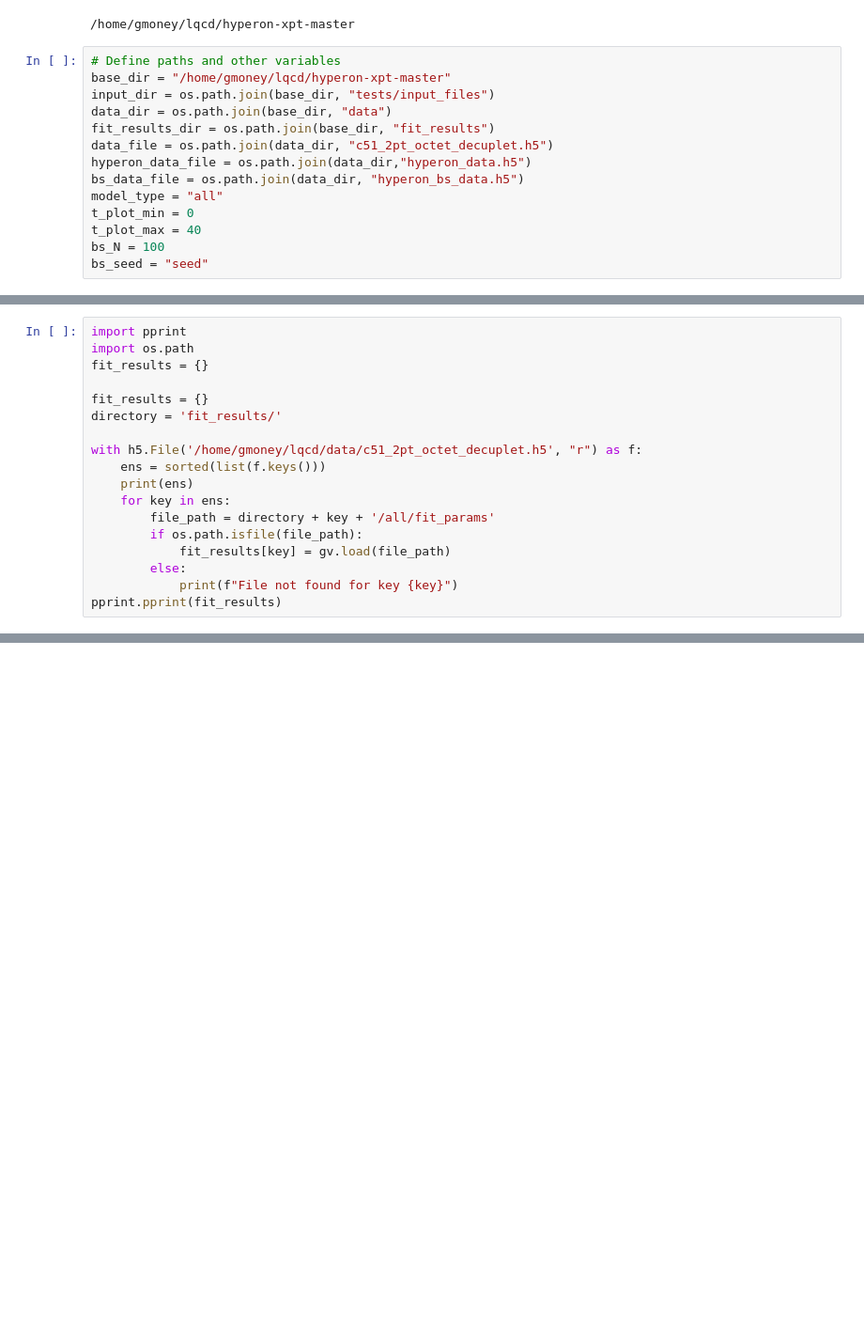
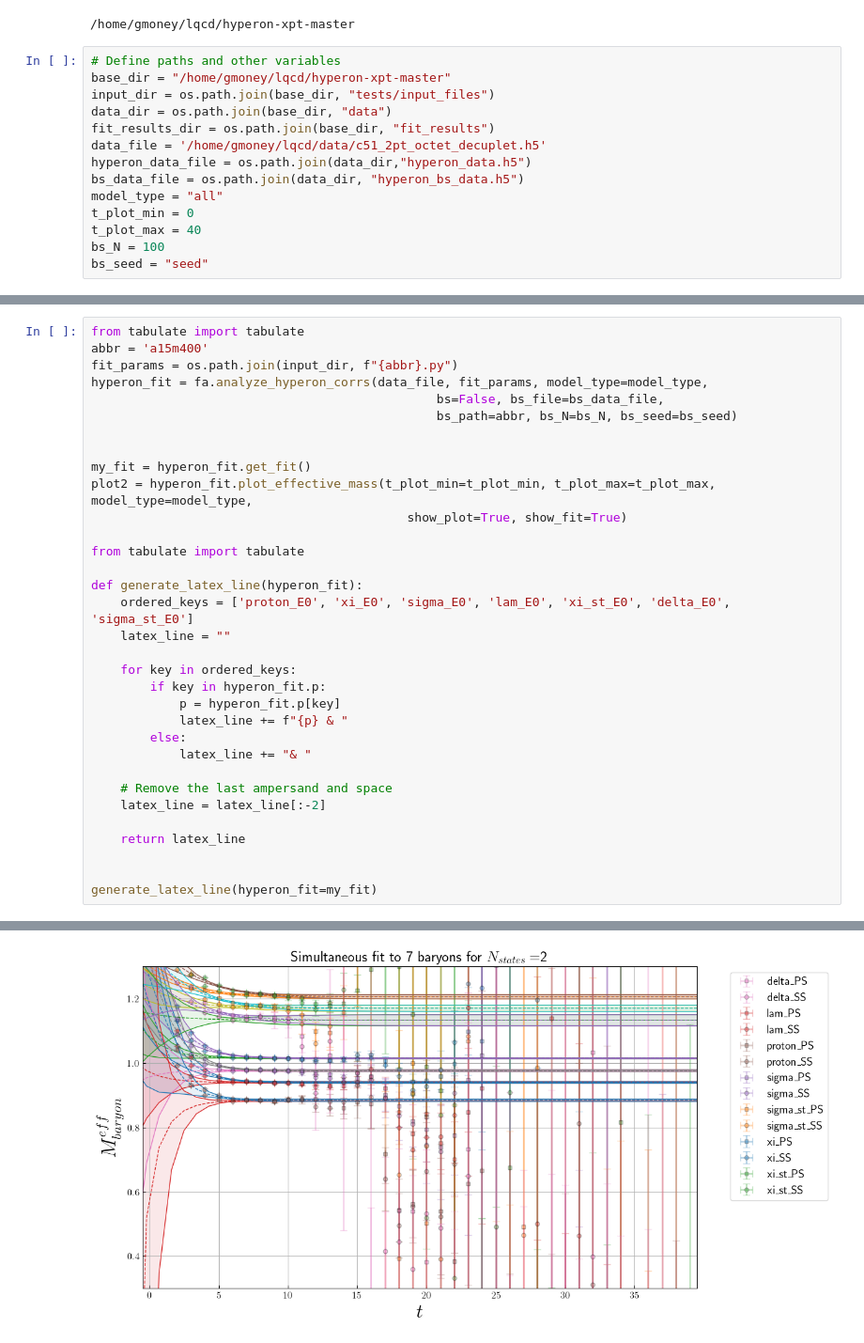
Before and after one commit to gdbrad/hyperon_su2_hbxpt, a Jupyter notebook: notebooks/hyperon_fits.ipynb, the cells around one changed output, grey strips where cells are left out. Shown at 94% size. Saved outputs shown, nothing was run; the diff lists cells and outputs as text; blank space fills up the shorter version.

Commit message:
all hyperon fits complete with input files

```diff
--- a/notebooks/hyperon_fits.ipynb
+++ b/notebooks/hyperon_fits.ipynb
@@ -54,7 +54,7 @@ base_dir = "/home/gmoney/lqcd/hyperon-xpt-master"
 input_dir = os.path.join(base_dir, "tests/input_files")
 data_dir = os.path.join(base_dir, "data")
 fit_results_dir = os.path.join(base_dir, "fit_results")
-data_file = os.path.join(data_dir, "c51_2pt_octet_decuplet.h5")
+data_file = '/home/gmoney/lqcd/data/c51_2pt_octet_decuplet.h5'
 hyperon_data_file = os.path.join(data_dir,"hyperon_data.h5")
 bs_data_file = os.path.join(data_dir, "hyperon_bs_data.h5")
 model_type = "all"
@@ -91,18 +70,0 @@ scale_setting_data = input_output.get_scale_setting_data()
-# %%
-import pprint
-import os.path
-fit_results = {}
-
-fit_results = {}
-directory = 'fit_results/'
-
-with h5.File('/home/gmoney/lqcd/data/c51_2pt_octet_decuplet.h5', "r") as f:
-    ens = sorted(list(f.keys()))
-    print(ens)
-    for key in ens:
-        file_path = directory + key + '/all/fit_params'
-        if os.path.isfile(file_path):
-            fit_results[key] = gv.load(file_path)
-        else:
-            print(f"File not found for key {key}")
-pprint.pprint(fit_results)
@@ -126,0 +111,34 @@ File not found for key a15m400
+# %%
+from tabulate import tabulate
+abbr = 'a15m400'
+fit_params = os.path.join(input_dir, f"{abbr}.py")
+hyperon_fit = fa.analyze_hyperon_corrs(data_file, fit_params, model_type=model_type,
+                                               bs=False, bs_file=bs_data_file,
+                                               bs_path=abbr, bs_N=bs_N, bs_seed=bs_seed)
+
+
+my_fit = hyperon_fit.get_fit()
+plot2 = hyperon_fit.plot_effective_mass(t_plot_min=t_plot_min, t_plot_max=t_plot_max, model_type=model_type,
+                                           show_plot=True, show_fit=True)
+
+from tabulate import tabulate
+
+def generate_latex_line(hyperon_fit):
+    ordered_keys = ['proton_E0', 'xi_E0', 'sigma_E0', 'lam_E0', 'xi_st_E0', 'delta_E0', 'sigma_st_E0']
+    latex_line = ""
+
+    for key in ordered_keys:
+        if key in hyperon_fit.p:
+            p = hyperon_fit.p[key]
+            latex_line += f"{p} & "
+        else:
+            latex_line += "& "
+
+    # Remove the last ampersand and space
+    latex_line = latex_line[:-2]
+
+    return latex_line
+
+
+generate_latex_line(hyperon_fit=my_fit)
+# %% [output]
@@ -126,0 +162 @@ File not found for key a15m400
+[figure, added]
```
Also changed, not shown: parts of 5 cells of this notebook, 39 other files.
